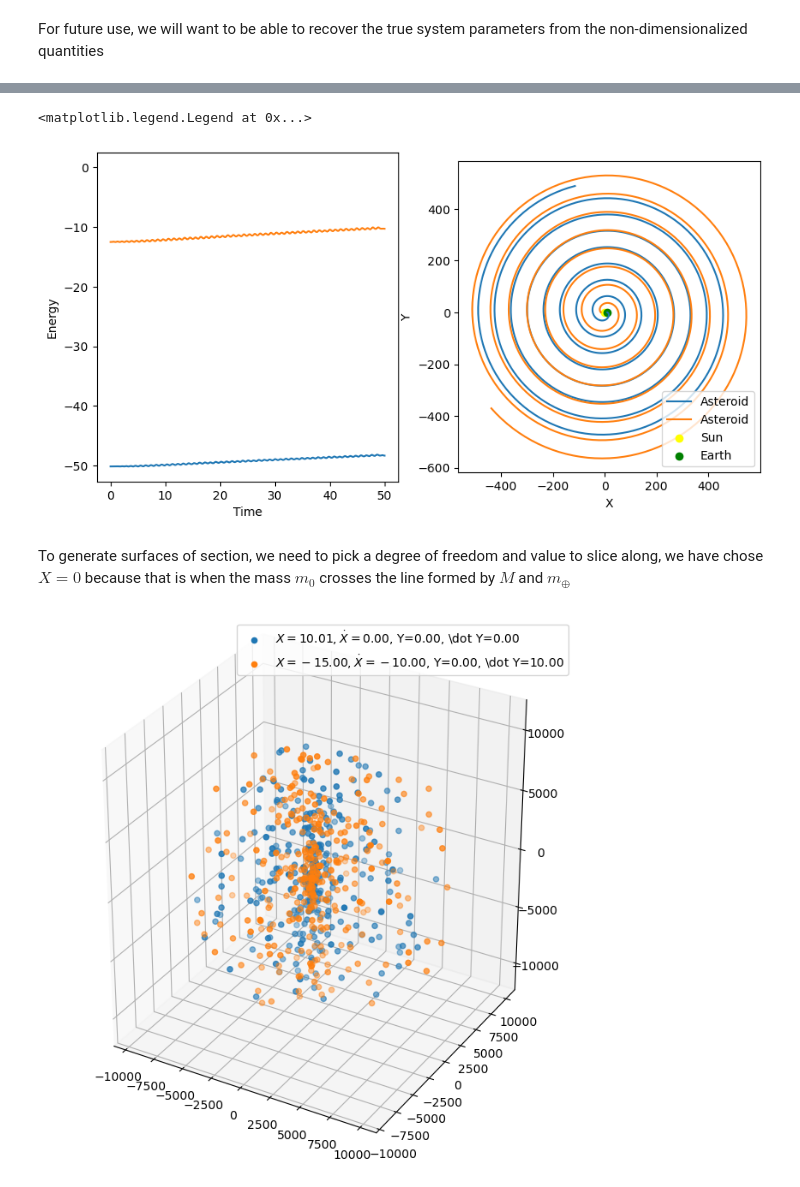
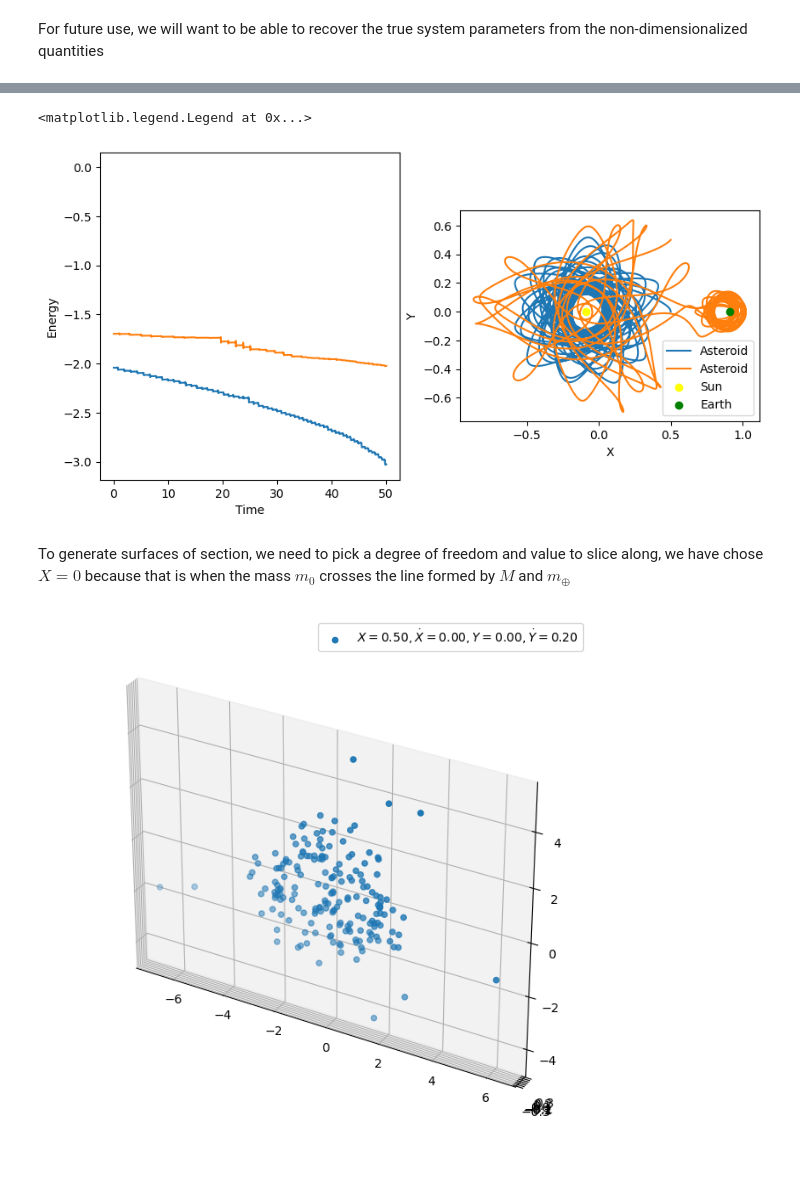
Before and after one commit to kavidey/PHYS111, a Jupyter notebook: computational_project/Stationary_frame_3.ipynb, the cells around one changed output, grey strips where cells are left out. Drawn from its saved outputs; the diff is of its cells as text; code cells hidden in the pictures.

```diff
--- a/computational_project/Stationary_frame_3.ipynb
+++ b/computational_project/Stationary_frame_3.ipynb
@@ -100,6 +101,10 @@ Y_doubledot=-2*X.diff() + Y -d*Y/((f-1+X)**2 +Y**2)**(3/2) -e*(Y)/((f+X)**2+Y**2
 print("Equations of motion")
 display(Eq(X_dot.diff(t), X_doubledot))
 display(Eq(Y_dot.diff(t), Y_doubledot))
+
+d_calc = lambda G,m,omega,a: G*m/(omega**2*a**3)
+e_calc = lambda G,M,omega,a: G*M/(omega**2*a**3)
+f_calc = lambda M,m: m/(M+m)
 # %% [output]
 Equations of motion
 [figure]
@@ -146,3 +150,23 @@ def get_solution(diffeq, initial_conditions, tstart=None, tend=None, pts=1000, t
 
     # return odeint(diffeq, initial_conditions, t, args=params, **kwargs).T
     return solve_ivp(diffeq, (np.min(t), np.max(t)), initial_conditions, t_eval=t, **kwargs)
+# %%
+omega_=1
+g_=1
+a_=1
+m_=0.1
+M_=1
+args = (d_calc(g_,m_,omega_,a_), e_calc(g_,M_,omega_,a_), f_calc(M_,m_)) #this is just d, e, f, so we can insert this into three_body_prob.
+
+x_force = d*(1-X-f)/((f-1+X)**2 +Y**2)**(3/2) -e*(X+f)/((f+X)**2+Y**2)**(3/2)
+y_force = -d*Y/((f-1+X)**2 +Y**2)**(3/2) -e*(Y)/((f+X)**2+Y**2)**(3/2)
+potential = lambdify([X, Y, d, e, f], x_force+y_force)
+
+x, y = np.meshgrid(np.linspace(-1,1,100), np.linspace(-1,1,100))
+z = potential(x, y, *args)
+c = plt.pcolormesh(x, y, z, norm='symlog')
+plt.colorbar(c)
+plt.title("Magnitude of force on $m_0$ only due to potential energy")
+plt.xlabel("X")
+plt.ylabel("Y")
+plt.show()
@@ -149,47 +175,40 @@ def get_solution(diffeq, initial_conditions, tstart=None, tend=None, pts=1000, t
 # %%
 #solving the differential equation
 fig, axs = plt.subplots(1, 2, figsize=(10,5))
 
 initial_conditions = [
-    (10.01, 0, 0, 0),
-    (-15, -10, 0, 10)
-] # X initial, X dot initial, Y initial, Y dot initial
-args = (0.01666, 0.1666, 0.0909) #this is just d, e, f, so we can insert this into three_body_prob.
+    (0.5, 0, 0, 0.2),
+    (0.5, 0, 0.5, 0),
+] # X initial, Y initial, X dot initial, Y dot initial
 
 for ic in initial_conditions:
-    sol = get_solution(lambda tau, Z: three_body_prob(tau, Z, *args), ic, tstart=0, tend=50)
+    sol = get_solution(lambda tau, Z: three_body_prob(tau, Z, *args), ic, tstart=0, tend=50, pts=10000)
     xa, wa, ya, za = sol.y
     t_eval = sol.t
 
     axs[0].plot(t_eval, H(xa, wa, ya, za, *args))
     axs[1].plot(xa, ya, label="Asteroid")
 
 axs[0].scatter(0,0, c='white') # force x = 0 to be included
 axs[0].set_xlabel("Time")
 axs[0].set_ylabel("Energy")
 
-axs[1].scatter(0, 0, label="Sun", c='yellow')
-axs[1].scatter(10, 0, label="Earth", c='green')
+axs[1].scatter(-a_*(args[2]), 0, label="Sun", c='yellow', zorder=10)
+axs[1].scatter(a_*(1-args[2]), 0, label="Earth", c='green', zorder=10)
 axs[1].set_xlabel("X")
 axs[1].set_ylabel("Y")
 axs[1].set_aspect(1)
 axs[1].legend()
 # %% [output]
 <matplotlib.legend.Legend at 0x...>
-[figure, old version]
+[figure, new version]
 # %% [markdown]
 To generate surfaces of section, we need to pick a degree of freedom and value to slice along, we have chose $X=0$ because that is when the mass $m_0$ crosses the line formed by $M$ and $m_\oplus$
 # %%
 fig = plt.figure(figsize=(8,8))
 ax = fig.add_subplot(projection='3d')
 
-initial_conditions = [
-    (10.01, 0, 0, 0),
-    (-15, -10, 0, 10)
-] # X initial, X dot initial, Y initial, Y dot initial
-args = (0.01666, 0.1666, 0.0909) #this is just d, e, f, so we can insert this into three_body_prob.
-
-for ic in initial_conditions:
+for i, ic in enumerate(initial_conditions):
     sol = get_solution(lambda tau, Z: three_body_prob(tau, Z, *args), ic, tstart=0, tend=1000, pts=100000)
     xa, wa, ya, za = sol.y
     t_eval = sol.t
@@ -208,7 +227,7 @@ for ic in initial_conditions:
         r*np.sin(phi)*np.cos(theta),
         r*np.sin(phi)*np.sin(theta),
         r*np.cos(phi),
-        label=f'$X={ic[0]:.2f}, \\dot X={ic[1]:.2f}$, Y={ic[2]:.2f}, \\dot Y={ic[3]:.2f}',
+        label=f'$X={ic[0]:.2f}, \\dot X={ic[1]:.2f}, Y={ic[2]:.2f}, \\dot Y={ic[3]:.2f}$',
         # alpha=0.1
     )
 
@@ -216,4 +235,4 @@ ax.legend()
 ax.set_aspect('equal')
 plt.show()
 # %% [output]
-[figure, old version]
+[figure, new version]
```
Also changed, not shown: parts of 6 cells of this notebook.
